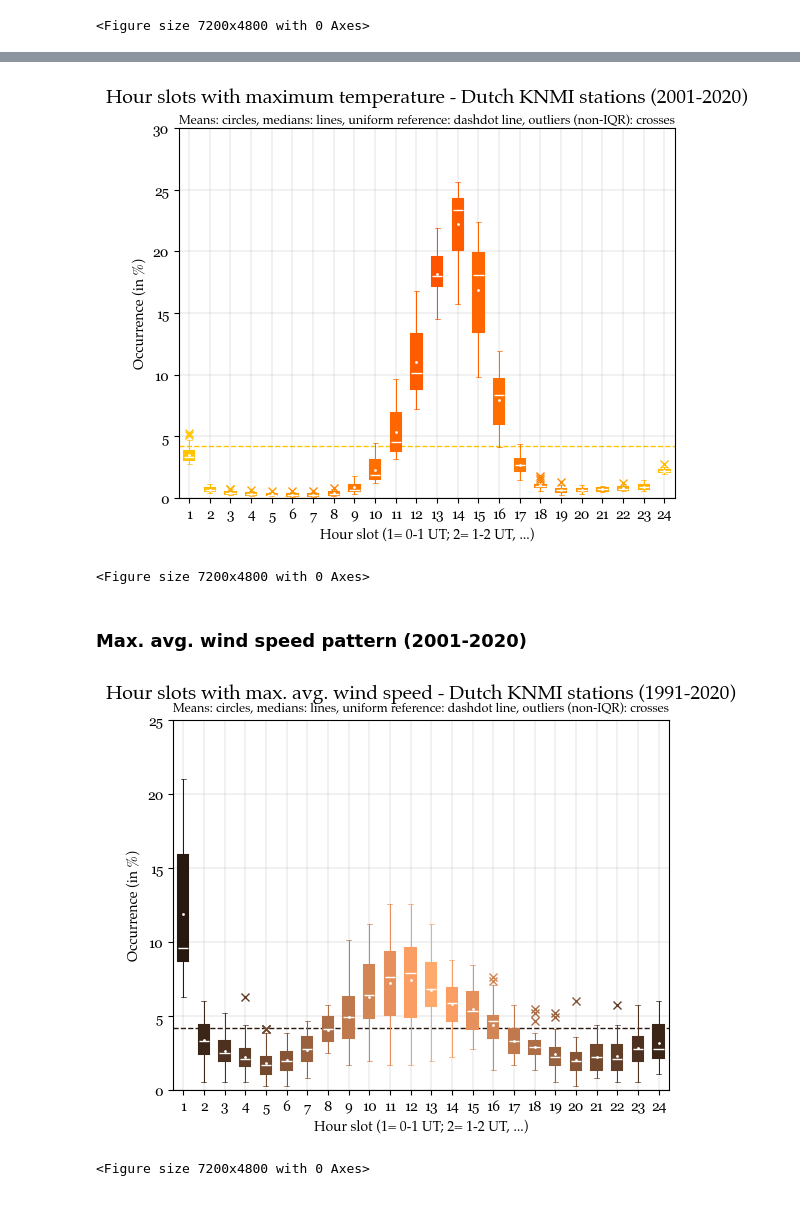
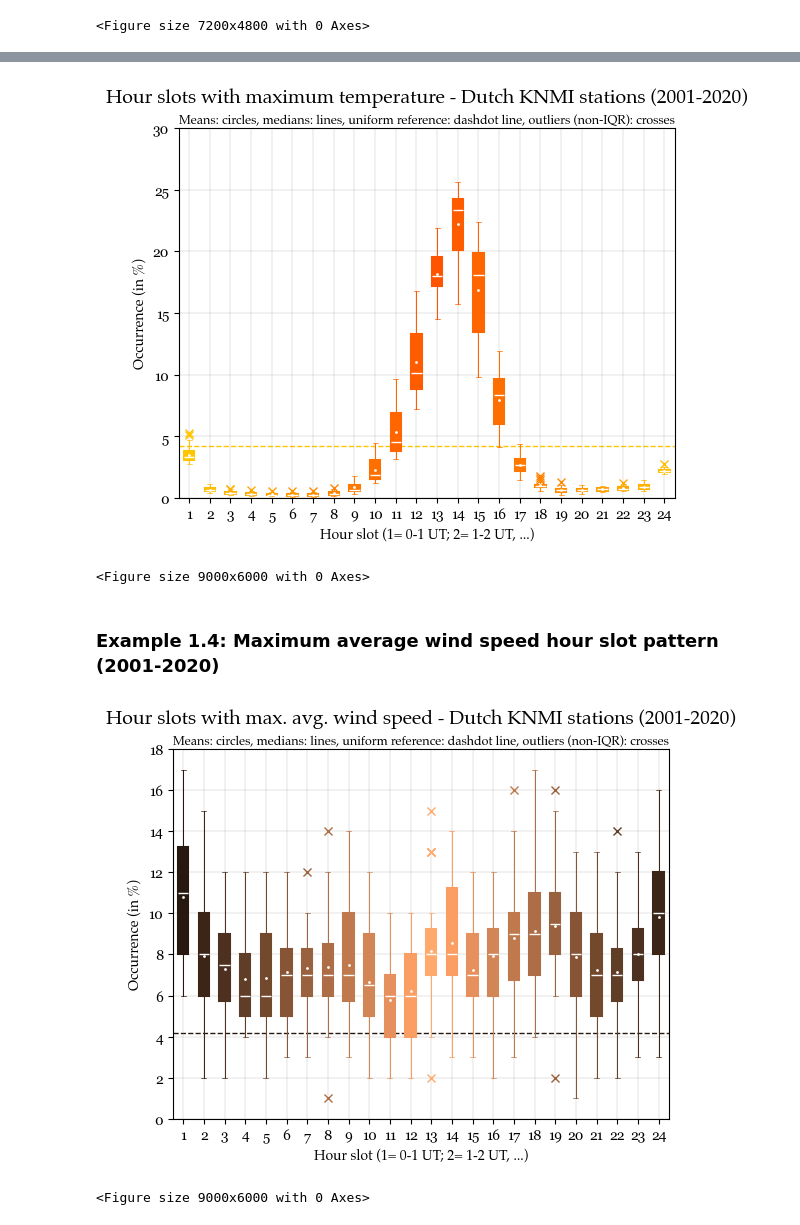
Before and after one commit to tomrooijakkers/data-science-portfolio, a Jupyter notebook: knmi-weather/02-knmi_data_visualization.ipynb, the cells around one changed output, grey strips where cells are left out. Cells and saved outputs as stored; diff of their text form; code cells hidden in the pictures.

```diff
--- a/knmi-weather/02-knmi_data_visualization.ipynb
+++ b/knmi-weather/02-knmi_data_visualization.ipynb
@@ -477,7 +478,7 @@ df_h_list = []
 
 # Fetch KNMI data year by year to prevent service overflow
 for yr in range(2001, 2021):
-    df_h_test = (knmi_meteo_visualize
+    df_h_test = (knmi_meteo_transform
                  .knmi_hourslot_percentage_df(start_date=datetime.date(yr, 1, 1),
                                               end_date=datetime.date(yr, 12, 31),
                                               return_as_counts=True))
@@ -542,7 +543,7 @@ import matplotlib.pyplot as plt
 
 YEAR_START, YEAR_END = 2001, 2020
 
-df_h_slots = knmi_meteo_visualize.get_multiyr_hourslot_percentages(
+df_h_slots = knmi_meteo_transform.get_multiyr_hourslot_percentages(
     year_start=YEAR_START, year_end=YEAR_END,
     param_col="max_temp", hourslot_col="hour_slot_max_temp")
 
@@ -551,9 +552,9 @@ subtitle_txt = ("Means: circles, medians: lines, uniform reference: dashdot line
                 " outliers (non-IQR): crosses")
 
 ax = knmi_meteo_visualize.cyclic_hourslot_boxplot(df_h_slots, title_text=title_txt,
-                                                   subtitle_text=subtitle_txt,
-                                                   cmap_name_a="autumn_r", cmap_name_b="autumn_r",
-                                                   c_min=0.225, c_max=0.675)
+                                                  subtitle_text=subtitle_txt,
+                                                  cmap_name_a="autumn_r", cmap_name_b="autumn_r",
+                                                  c_min=0.225, c_max=0.675)
 
 # Set high-quality DPI for optimal sharpness
 fig = plt.figure(figsize=(15, 10), dpi=600)
@@ -563,34 +564,34 @@ fig.axes.append(ax)
 plt.show()
 # %% [output]
 [figure]
-<Figure size 7200x4800 with 0 Axes>
+<Figure size 9000x6000 with 0 Axes>
 # %% [markdown]
-### Max. avg. wind speed pattern (2001-2020)
+### Example 1.4: Maximum average wind speed hour slot pattern (2001-2020)
 # %%
 %matplotlib inline
 import matplotlib.pyplot as plt
 
 YEAR_START, YEAR_END = 2001, 2020
 
-df_h_slots = knmi_meteo_visualize.get_multiyr_hourslot_percentages(
+df_h_slots = knmi_meteo_transform.get_multiyr_hourslot_percentages(
     year_start=YEAR_START, year_end=YEAR_END,
     param_col="max_hour_avg_wind_speed",
     hourslot_col="hour_slot_max_avg_wind_speed")
 
 title_txt = f"Hour slots with max. avg. wind speed - Dutch KNMI stations ({YEAR_START}-{YEAR_END})"
 subtitle_txt = ("Means: circles, medians: lines, uniform reference: dashdot line,"
                 " outliers (non-IQR): crosses")
 
 ax = knmi_meteo_visualize.cyclic_hourslot_boxplot(df_h_test, title_text=title_txt,
                                                    subtitle_text=subtitle_txt,
                                                    cmap_name_a="copper", cmap_name_b="copper")
 
 # Set high-quality DPI for optimal sharpness
 fig = plt.figure(figsize=(15, 10), dpi=600)
 fig.axes.append(ax)
 
 # Finally, show the plot
 plt.show()
 # %% [output]
-[figure, old version]
+[figure, new version]
-<Figure size 7200x4800 with 0 Axes>
+<Figure size 9000x6000 with 0 Axes>
```
Also changed, not shown: parts of 27 cells of this notebook, 3 other files.
